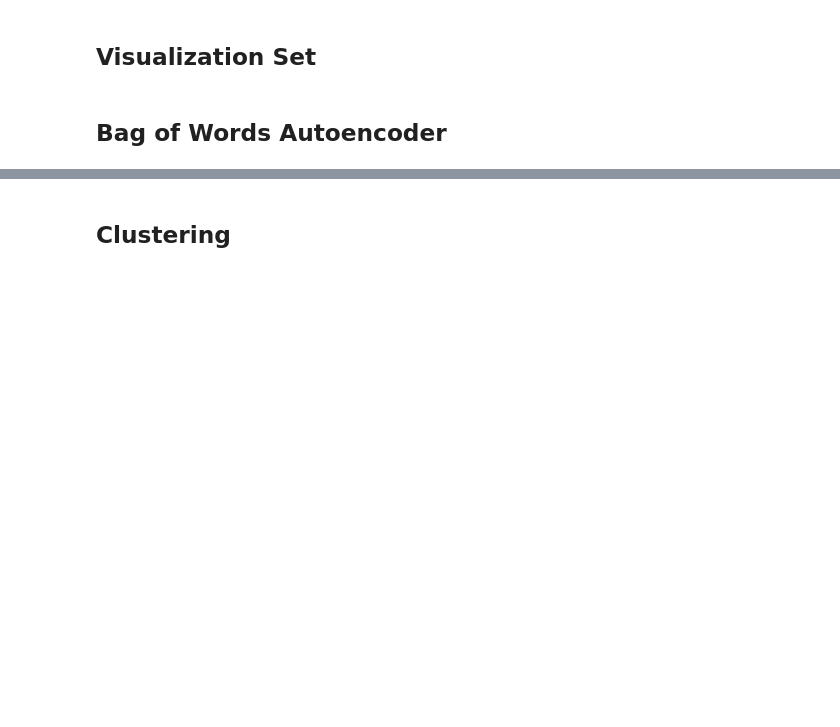
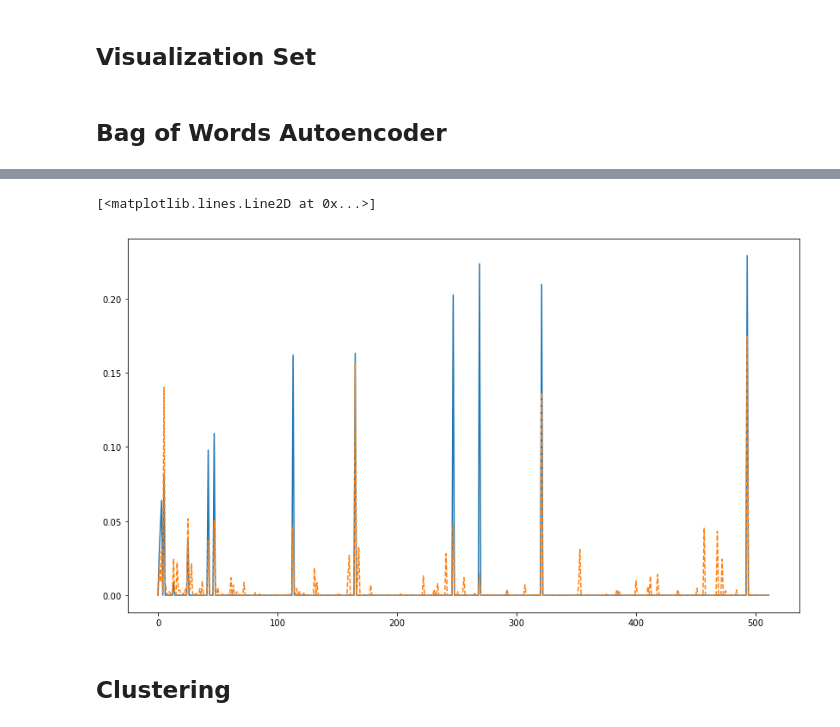
Before and after one commit to reginaeckert/ML-Educ, a Jupyter notebook: finalProject/Autoencoder.ipynb, the cells around one changed output, grey strips where cells are left out. Cells and saved outputs as stored; diff of their text form; code cells hidden in the pictures; blank space fills up the shorter version.

```diff
--- a/finalProject/Autoencoder.ipynb
+++ b/finalProject/Autoencoder.ipynb
@@ -243,12 +314,15 @@ tsne_save=pd.DataFrame({'x': tfidf_tsne[:,0],
 #  'skill' : skills_viz})
 tsne_save.to_csv('../d3-scatterplot/tsne_bagofwords_autoencoder.tsv',sep='\t',index=False,columns=['x','y','skill'])
 # %%
-xpred = autoencoder.predict(xtest)
+xpred = autoencoder.predict(tfidf/20)
 plt.figure(figsize=(14,8))
-n = 500
-plt.plot(xtest[n,:])
+n = 2200
+plt.plot(tfidf[n,:]/20)
 plt.plot(xpred[n,:], '--')
 #print(xpred[n,:])
+# %% [output]
+[<matplotlib.lines.Line2D at 0x...>]
+[figure, added]
 # %% [markdown]
 ## Clustering
 # %%
```
Also changed, not shown: parts of 16 cells of this notebook, 1 other file.
